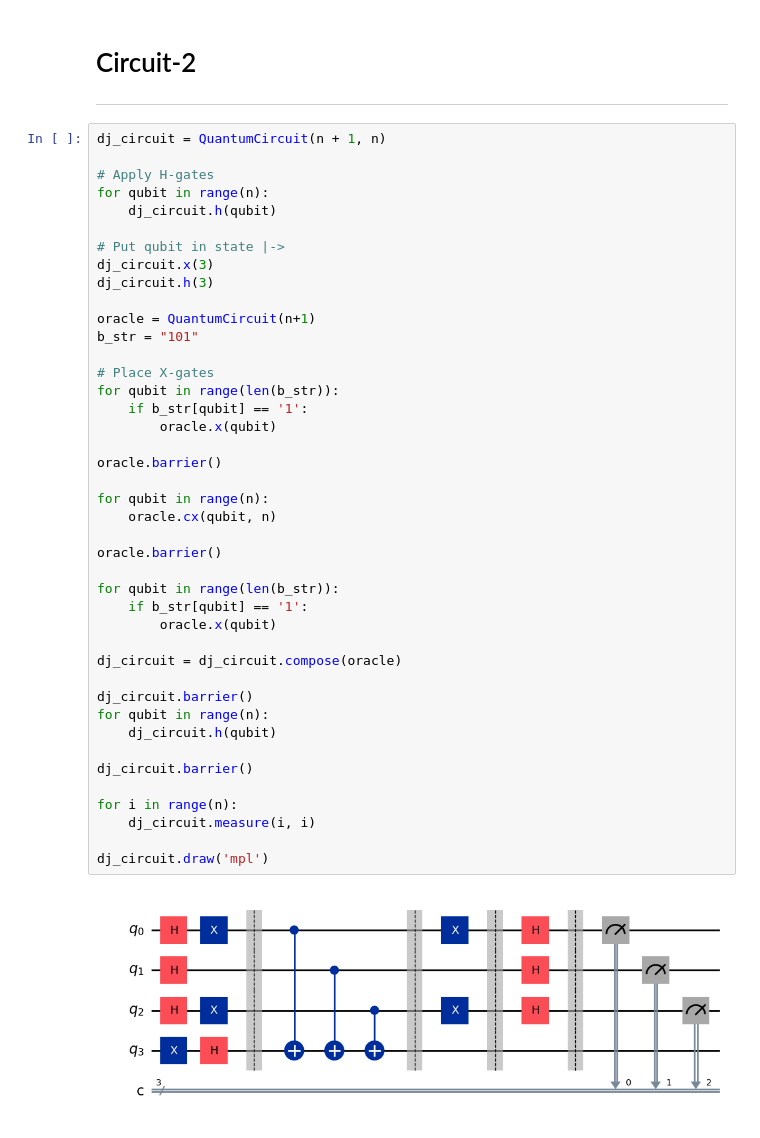
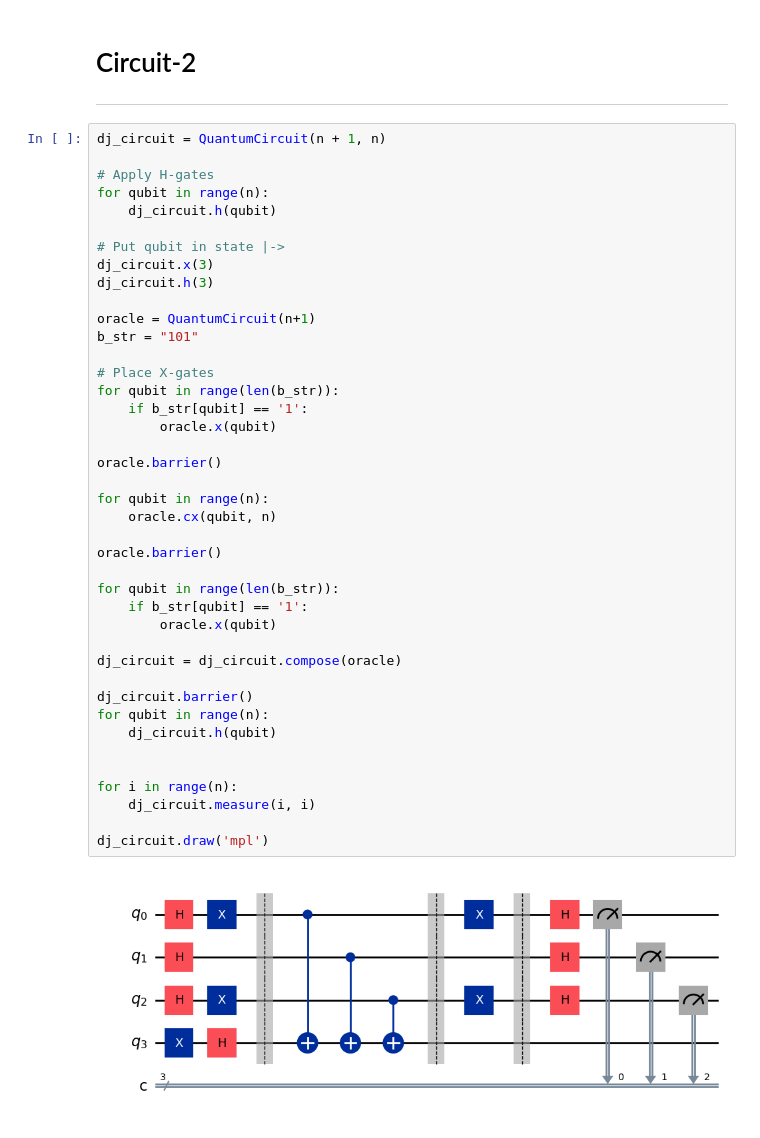
Before and after one commit to steventohme/CP400, a Jupyter notebook: Assignment1.ipynb, the cells around one changed output. Cells and saved outputs as stored; diff of their text form.

```diff
--- a/Assignment1.ipynb
+++ b/Assignment1.ipynb
@@ -76,33 +75,32 @@ oracle = QuantumCircuit(n+1)
 b_str = "101"
 
 # Place X-gates
 for qubit in range(len(b_str)):
     if b_str[qubit] == '1':
         oracle.x(qubit)
 
 oracle.barrier()
 
 for qubit in range(n):
     oracle.cx(qubit, n)
 
 oracle.barrier()
 
 for qubit in range(len(b_str)):
     if b_str[qubit] == '1':
         oracle.x(qubit)
 
 dj_circuit = dj_circuit.compose(oracle)
 
 dj_circuit.barrier()
 for qubit in range(n):
     dj_circuit.h(qubit)
 
-dj_circuit.barrier()
 
 for i in range(n):
     dj_circuit.measure(i, i)
 
 dj_circuit.draw('mpl')
 # %% [output]
-[figure, old version]
+[figure, new version]
 # %%
```
Also changed, not shown: parts of 2 cells of this notebook, 1 other file.
